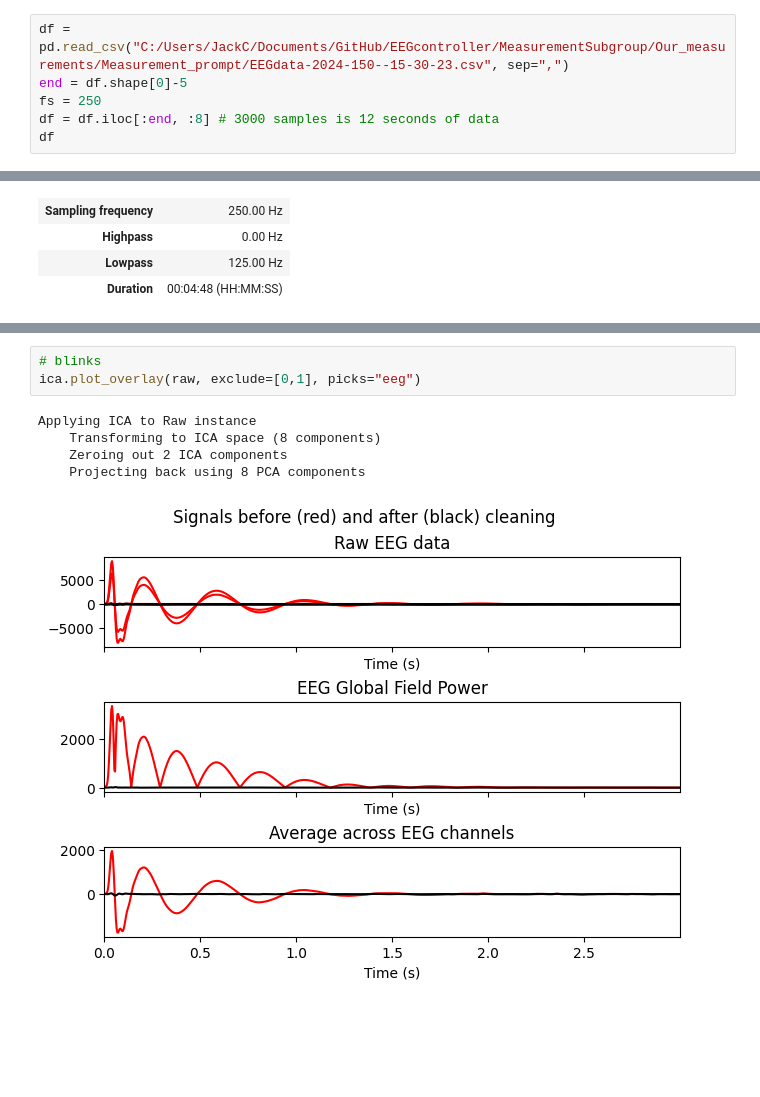
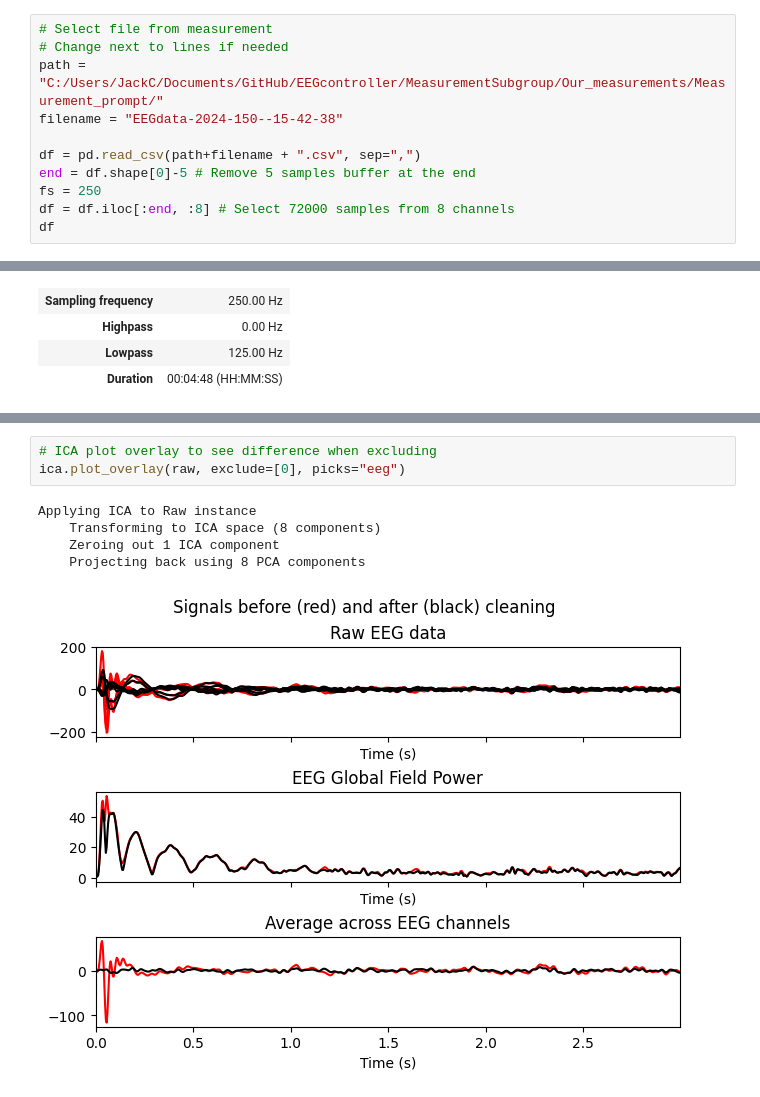
Before and after one commit to ValentijnBakkum/EEGcontroller, a Jupyter notebook: MeasurementSubgroup/MNE_raw/MNE_test.ipynb, the cells around one changed output, grey strips where cells are left out. Drawn from its saved outputs; the diff is of its cells as text; blank space fills up the shorter version.

```diff
--- a/MeasurementSubgroup/MNE_raw/MNE_test.ipynb
+++ b/MeasurementSubgroup/MNE_raw/MNE_test.ipynb
@@ -8,10 +8,15 @@ from scipy import signal
 from mne_icalabel import label_components
 # fastica, picard, infomax. Picard maybe better
 # %%
-df = pd.read_csv("C:/Users/JackC/Documents/GitHub/EEGcontroller/MeasurementSubgroup/Our_measurements/Measurement_prompt/EEGdata-2024-150--15-30-23.csv", sep=",")
-end = df.shape[0]-5
+# Select file from measurement
+# Change next to lines if needed
+path = "C:/Users/JackC/Documents/GitHub/EEGcontroller/MeasurementSubgroup/Our_measurements/Measurement_prompt/"
+filename = "EEGdata-2024-150--15-42-38"
+
+df = pd.read_csv(path+filename + ".csv", sep=",")
+end = df.shape[0]-5 # Remove 5 samples buffer at the end
 fs = 250
-df = df.iloc[:end, :8] # 3000 samples is 12 seconds of data
+df = df.iloc[:end, :8] # Select 72000 samples from 8 channels
 df
 # %% [output]
 |  | FZ | C3 | CZ | C4 | PZ | PO7 | OZ | PO8 |
@@ -161,9 +168,9 @@ ica.plot_components(picks=range(num_components), ch_type='eeg')
 # %%
-# blinks
-ica.plot_overlay(raw, exclude=[0,1], picks="eeg")
+# ICA plot overlay to see difference when excluding
+ica.plot_overlay(raw, exclude=[0], picks="eeg")
 # %% [output]
 Applying ICA to Raw instance
     Transforming to ICA space (8 components)
-    Zeroing out 2 ICA components
+    Zeroing out 1 ICA component
     Projecting back using 8 PCA components
-[figure, old version]
+[figure, new version]
```
Also changed, not shown: parts of 13 cells of this notebook, 22 other files.
